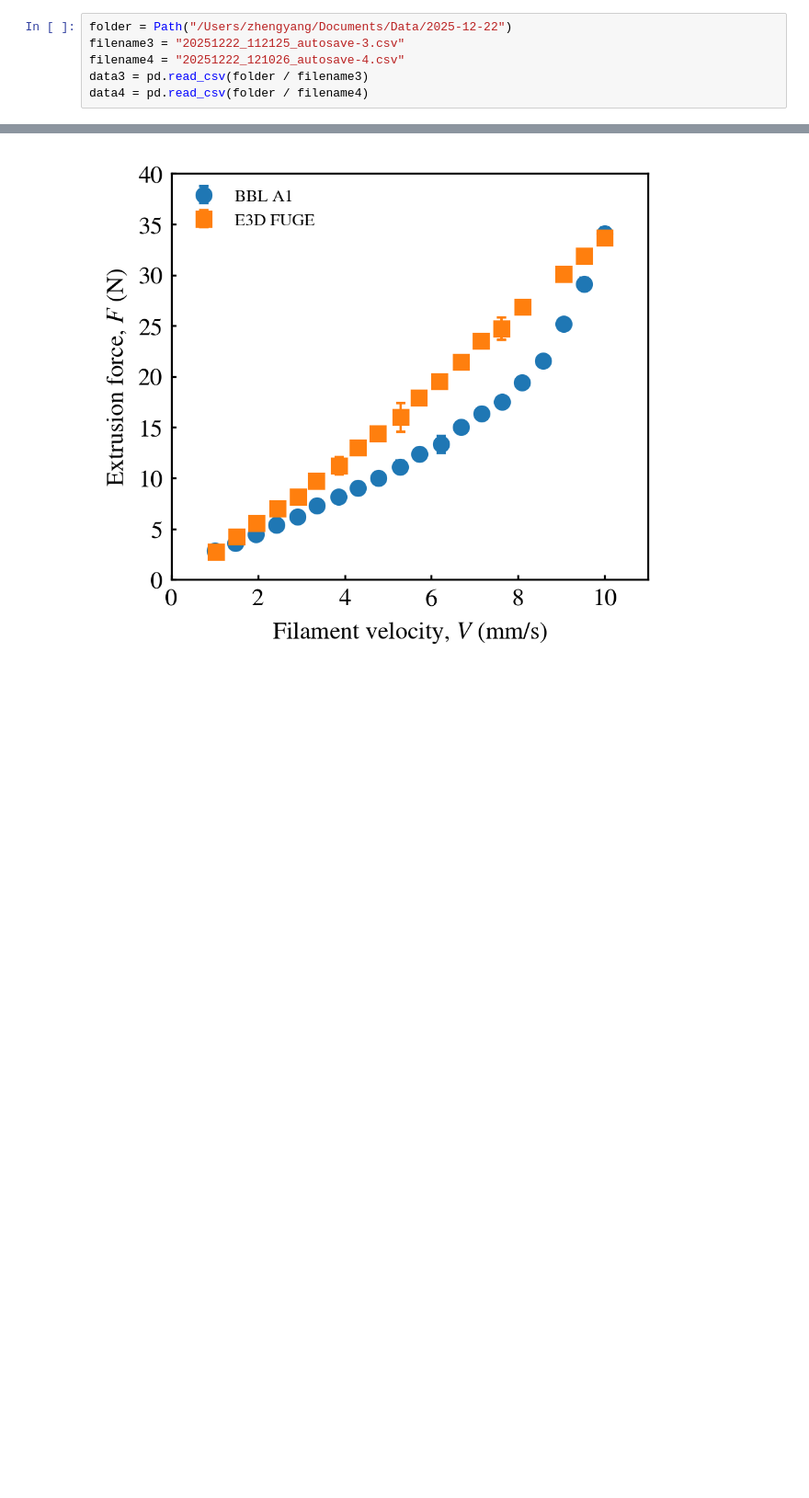
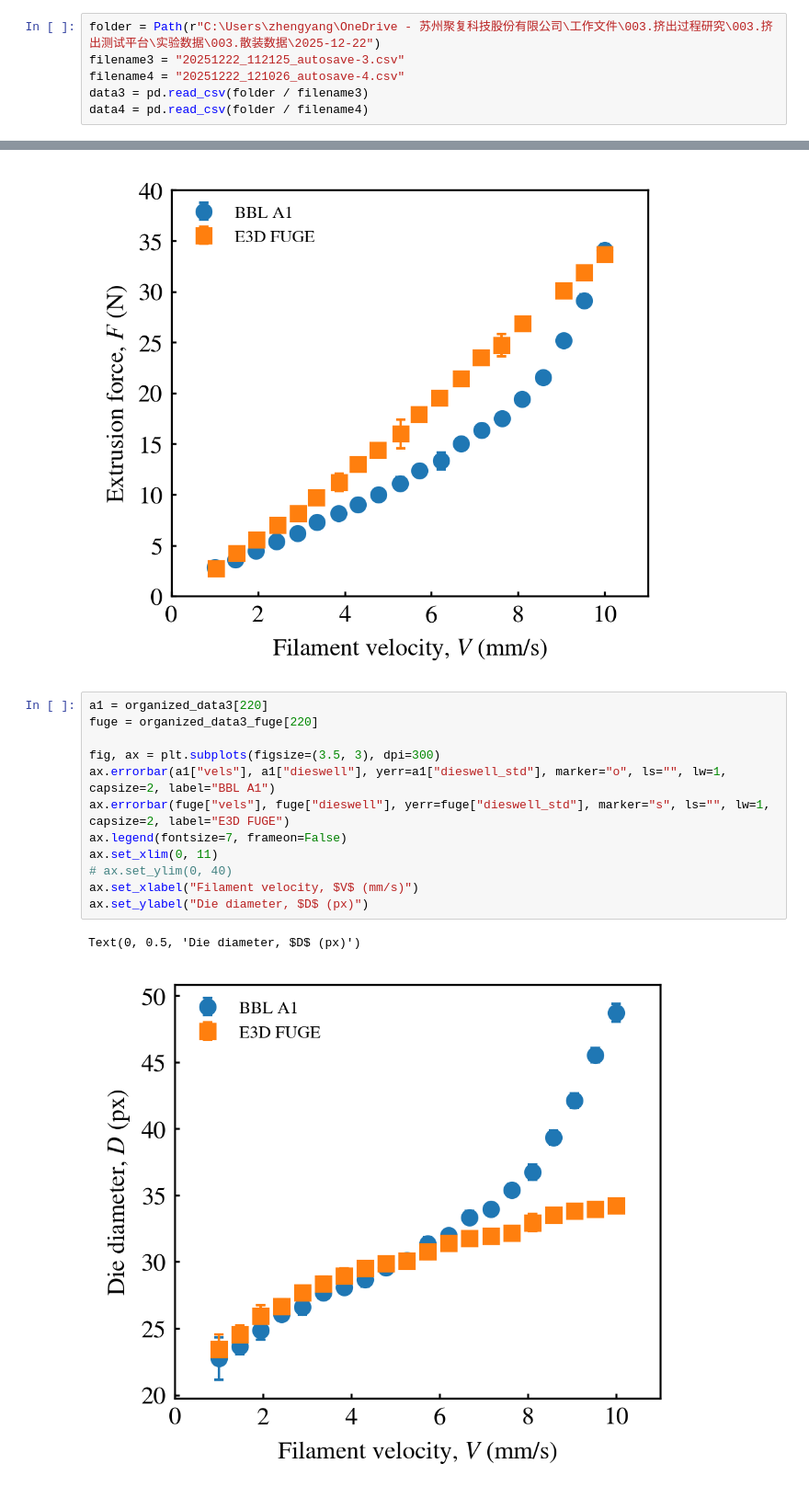
Before and after one commit to ZLoverty/ETP, a Jupyter notebook: Code/extrusion_force.ipynb, the cells around one changed output, grey strips where cells are left out. Shown at 92% size. Cells and saved outputs as stored; diff of their text form; blank space fills up the shorter version.

```diff
--- a/Code/extrusion_force.ipynb
+++ b/Code/extrusion_force.ipynb
@@ -597,7 +634,7 @@ Text(0, 0.5, 'Extrusion force, $F$ (N)')
 # %% [markdown]
 ### 5.2 PolySonic @ E3D FUGE hotend
 # %%
-folder = Path("/Users/zhengyang/Documents/Data/2025-12-22")
+folder = Path(r"C:\Users\zhengyang\OneDrive - 苏州聚复科技股份有限公司\工作文件\003.挤出过程研究\003.挤出测试平台\实验数据\003.散装数据\2025-12-22")
 filename3 = "20251222_112125_autosave-3.csv"
 filename4 = "20251222_121026_autosave-4.csv"
 data3 = pd.read_csv(folder / filename3)
@@ -698,3 +772,18 @@ ax.set_ylabel("Extrusion force, $F$ (N)")
 # %% [output]
 Text(0, 0.5, 'Extrusion force, $F$ (N)')
 [figure]
+# %%
+a1 = organized_data3[220]
+fuge = organized_data3_fuge[220]
+
+fig, ax = plt.subplots(figsize=(3.5, 3), dpi=300)
+ax.errorbar(a1["vels"], a1["dieswell"], yerr=a1["dieswell_std"], marker="o", ls="", lw=1, capsize=2, label="BBL A1")
+ax.errorbar(fuge["vels"], fuge["dieswell"], yerr=fuge["dieswell_std"], marker="s", ls="", lw=1, capsize=2, label="E3D FUGE")
+ax.legend(fontsize=7, frameon=False)
+ax.set_xlim(0, 11)
+# ax.set_ylim(0, 40)
+ax.set_xlabel("Filament velocity, $V$ (mm/s)")
+ax.set_ylabel("Die diameter, $D$ (px)")
+# %% [output]
+Text(0, 0.5, 'Die diameter, $D$ (px)')
+[figure, added]
```
Also changed, not shown: parts of 21 cells of this notebook, 1 other file.
